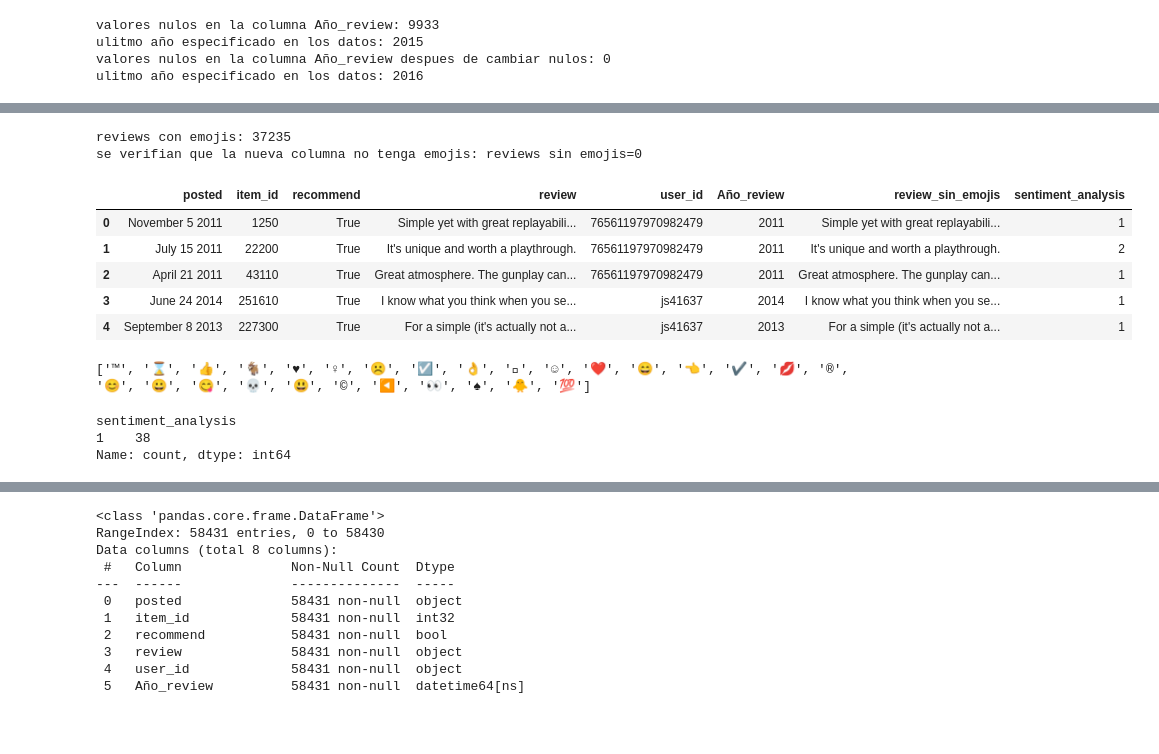
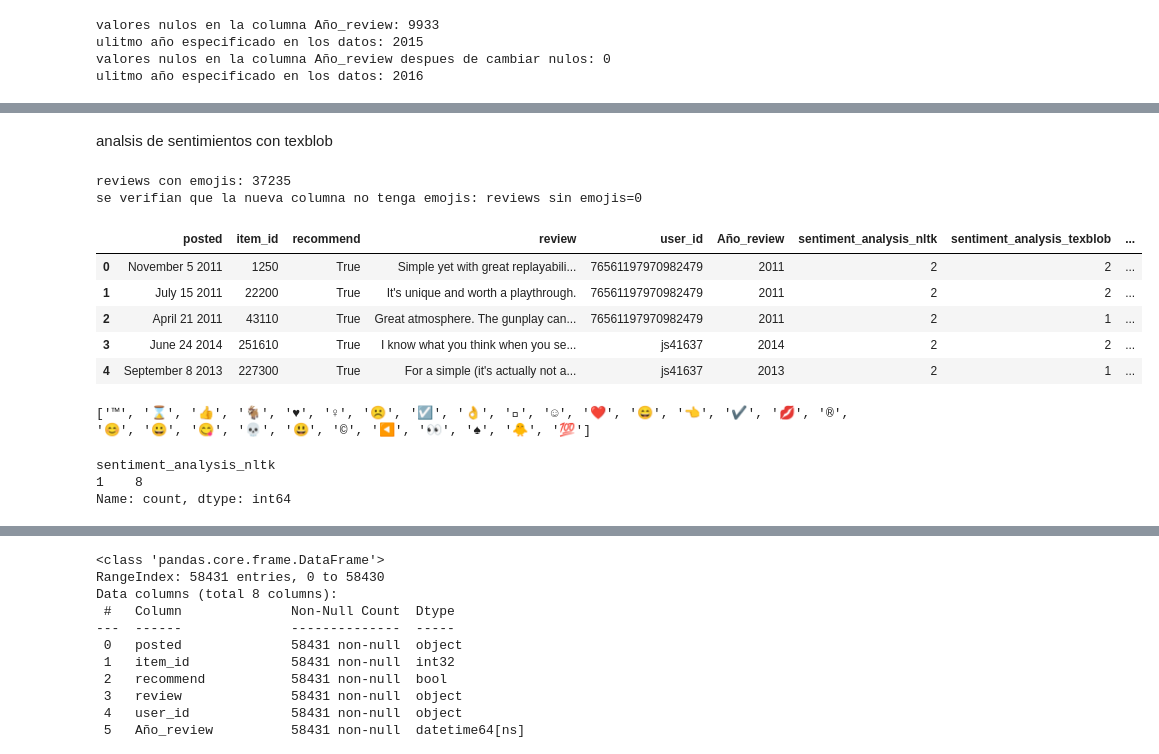
Before and after one commit to JUrielCerecero/PI-MLOPS, a Jupyter notebook: ETL.ipynb, the cells around one changed output, grey strips where cells are left out. Saved outputs shown, nothing was run; the diff lists cells and outputs as text; code cells hidden in the pictures; blank space fills up the shorter version.

```diff
--- a/ETL.ipynb
+++ b/ETL.ipynb
@@ -531,0 +586,13 @@ ulitmo año especificado en los datos: 2016
+# %%
+sid=SentimentIntensityAnalyzer()
+def analisis(review):
+    s=float(0)
+    s=sid.polarity_scores(review)['compound']
+    if s>0.3:
+        return 2
+    elif s<-0.4:
+        return 0
+    else:
+        return 1
+dfreviews['sentiment_analysis_nltk']=dfreviews['review_sin_emojis'].apply(lambda x: analisis(x))
+dfreviews.head()
@@ -532,3 +606,5 @@ ulitmo año especificado en los datos: 2016
+# %% [markdown]
+analsis de sentimientos con texblob
 # %%
 #checamos que las reviews contienen emojis, lo cual afectara al analisis de sentimientos
 print(f'reviews con emojis: {dfreviews.review.apply(lambda x: emoji.emoji_count(x)).sum()}')
@@ -540,27 +616,27 @@ se verifian que la nueva columna no tenga emojis: reviews sin emojis=0
 # %%
 def get_sentiment_label(text):
     analysis = TextBlob(text)
     polarity = analysis.sentiment.polarity
 
-    if polarity < -0.2:
+    if polarity < -0.4:
         return 0  # Malo
-    elif polarity > 0.2:
+    elif polarity > 0.1:
         return 2  # Positivo
     else:
         return 1  # Neutral
 
 # Aplicar la función a la columna 'review' y crear la nueva columna 'sentiment_analysis'
-dfreviews['sentiment_analysis'] = dfreviews['review'].apply(get_sentiment_label)
+dfreviews['sentiment_analysis_texblob'] = dfreviews['review'].apply(get_sentiment_label)
 
 # Mostrar las primeras filas para verificar los cambios
 dfreviews.head()
 # %% [output]
-|  | posted | item_id | recommend | review | user_id | Año_review | review_sin_emojis | sentiment_analysis |
-| 0 | November 5 2011 | 1250 | True | Simple yet with great replayabili... | 76561197970982479 | 2011 | Simple yet with great replayabili... | 1 |
-| 1 | July 15 2011 | 22200 | True | It's unique and worth a playthrough. | 76561197970982479 | 2011 | It's unique and worth a playthrough. | 2 |
-| 2 | April 21 2011 | 43110 | True | Great atmosphere. The gunplay can... | 76561197970982479 | 2011 | Great atmosphere. The gunplay can... | 1 |
-| 3 | June 24 2014 | 251610 | True | I know what you think when you se... | js41637 | 2014 | I know what you think when you se... | 1 |
-| 4 | September 8 2013 | 227300 | True | For a simple (it's actually not a... | js41637 | 2013 | For a simple (it's actually not a... | 1 |
+|  | posted | item_id | recommend | review | user_id | Año_review | sentiment_analysis_nltk | sentiment_analysis_texblob | ... |
+| 0 | November 5 2011 | 1250 | True | Simple yet with great replayabili... | 76561197970982479 | 2011 | 2 | 2 | ... |
+| 1 | July 15 2011 | 22200 | True | It's unique and worth a playthrough. | 76561197970982479 | 2011 | 2 | 2 | ... |
+| 2 | April 21 2011 | 43110 | True | Great atmosphere. The gunplay can... | 76561197970982479 | 2011 | 2 | 1 | ... |
+| 3 | June 24 2014 | 251610 | True | I know what you think when you se... | js41637 | 2014 | 2 | 2 | ... |
+| 4 | September 8 2013 | 227300 | True | For a simple (it's actually not a... | js41637 | 2013 | 2 | 1 | ... |
 # %%
 # Función para obtener una lista de emojis únicos de un texto
 def obtener_emojis_unicos(texto):
@@ -579,8 +657,8 @@ print(emojis_unicos)
 # %%
 #verificamos que las reviews donde no se escribió nada tengan 1 como valor como esta indicado en la consigna
-dfreviews.sentiment_analysis[(dfreviews.review=='')|(dfreviews.review==' ')].value_counts()
+dfreviews.sentiment_analysis_nltk[(dfreviews.review=='')|(dfreviews.review==' ')].value_counts()
 # %% [output]
-sentiment_analysis
-1    38
+sentiment_analysis_nltk
+1    8
 Name: count, dtype: int64
 # %%
```
Also changed, not shown: parts of 15 cells of this notebook, 2 other files.
